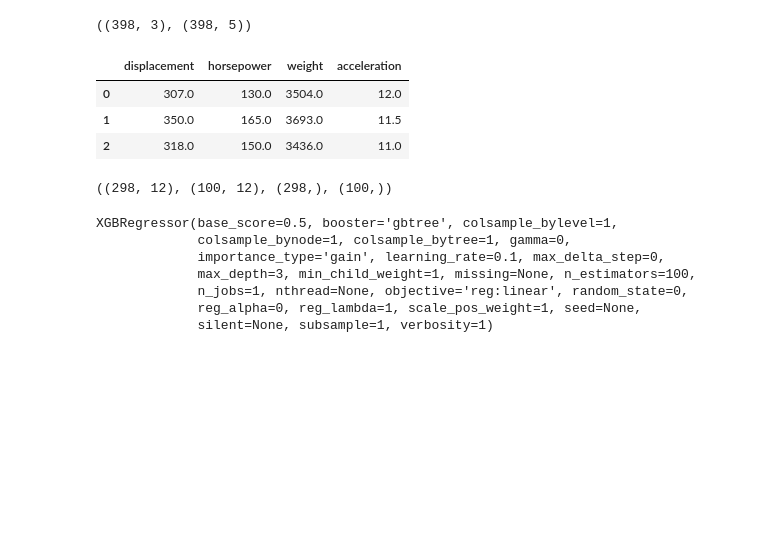
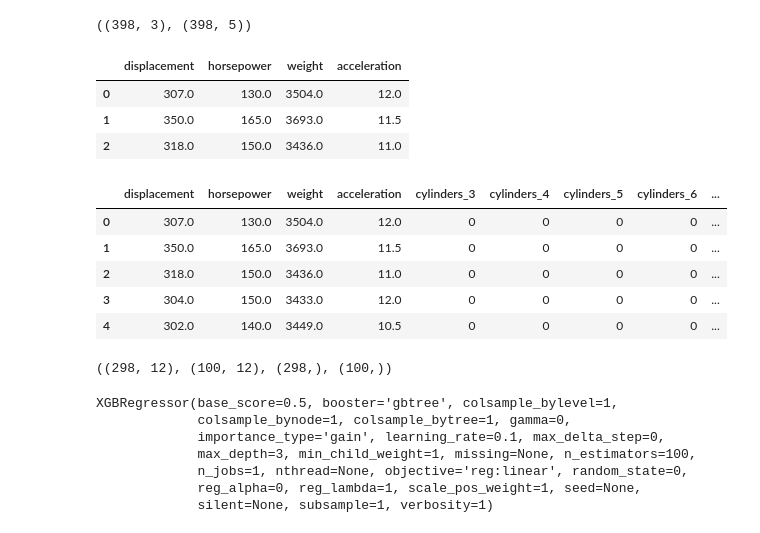
Before and after one commit to kaya1436/ky_visuallization, a Jupyter notebook: autompg_xgboost.ipynb, the cells around one changed output. Drawn from its saved outputs; the diff is of its cells as text; code cells hidden in the pictures; blank space fills up the shorter version.

```diff
--- a/autompg_xgboost.ipynb
+++ b/autompg_xgboost.ipynb
@@ -241,3 +241,11 @@ X_contiuns.head(3)
 | 2 | 318.0 | 150.0 | 3436.0 | 11.0 |
 # %%
 X = pd.concat([X_contiuns, df_cylinders, df_origin], axis='columns')
+X.head(5)
+# %% [output]
+|  | displacement | horsepower | weight | acceleration | cylinders_3 | cylinders_4 | cylinders_5 | cylinders_6 | ... |
+| 0 | 307.0 | 130.0 | 3504.0 | 12.0 | 0 | 0 | 0 | 0 | ... |
+| 1 | 350.0 | 165.0 | 3693.0 | 11.5 | 0 | 0 | 0 | 0 | ... |
+| 2 | 318.0 | 150.0 | 3436.0 | 11.0 | 0 | 0 | 0 | 0 | ... |
+| 3 | 304.0 | 150.0 | 3433.0 | 12.0 | 0 | 0 | 0 | 0 | ... |
+| 4 | 302.0 | 140.0 | 3449.0 | 10.5 | 0 | 0 | 0 | 0 | ... |
```
Also changed, not shown: parts of 7 cells of this notebook.
